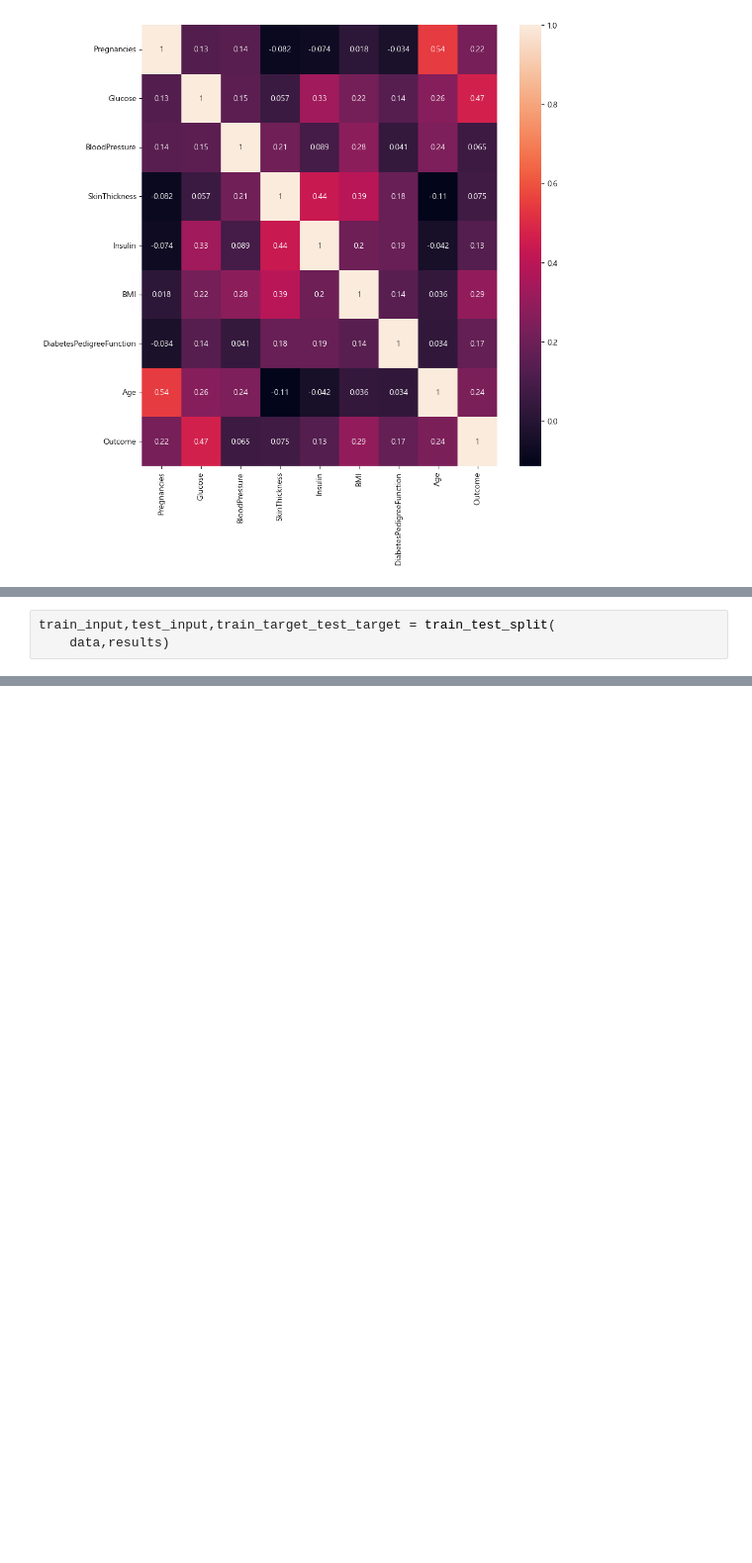
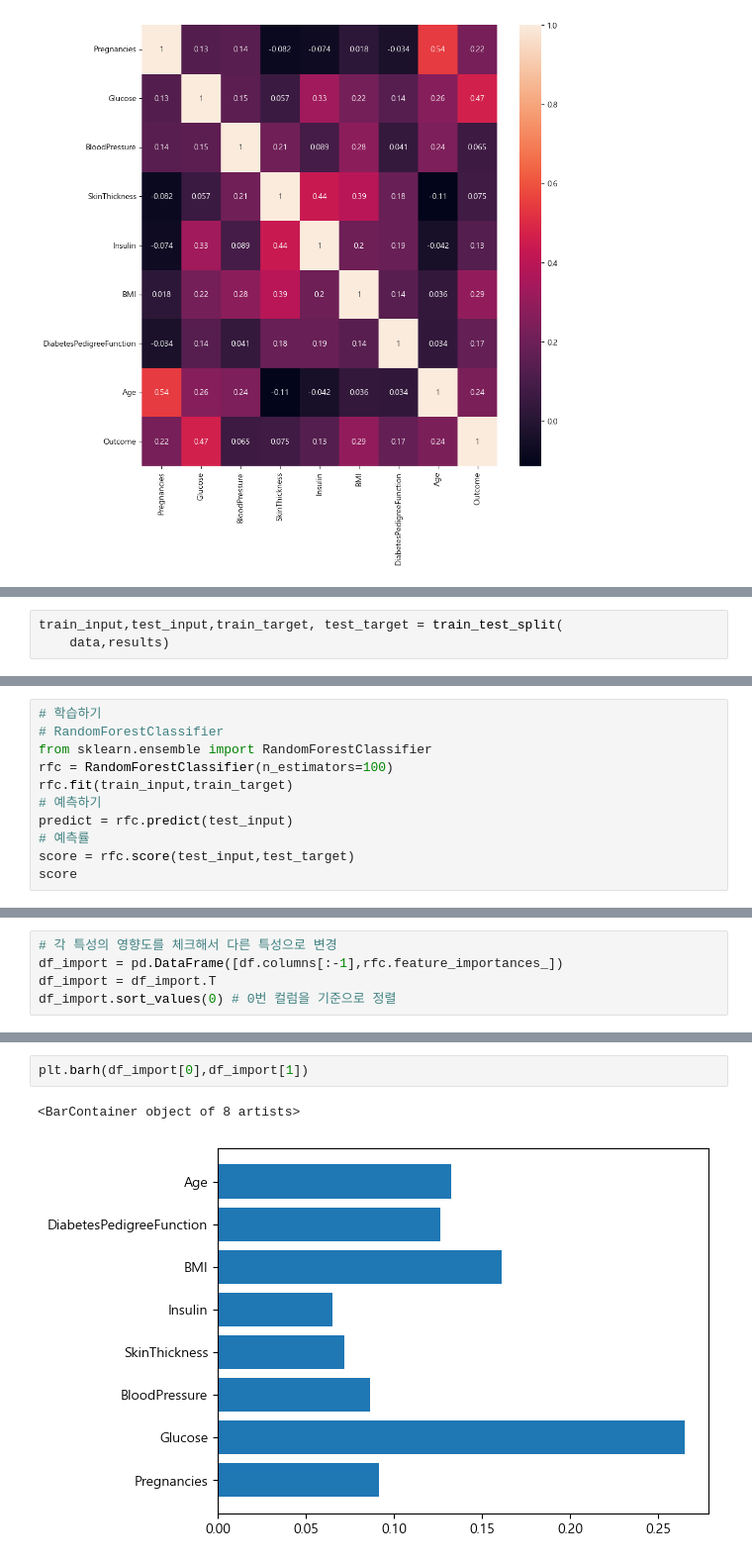
Before and after one commit to studypython99/Medical-1, a Jupyter notebook: m0521/m0521_04_@@.ipynb, the cells around one changed output, grey strips where cells are left out. Shown at 99% size. Cells and saved outputs as stored; diff of their text form; blank space fills up the shorter version.

```diff
--- a/m0521/m0521_04_@@.ipynb
+++ b/m0521/m0521_04_@@.ipynb
@@ -161,3 +147,3 @@ data = df.iloc[:,:-1]
 # %%
-train_input,test_input,train_target_test_target = train_test_split(
+train_input,test_input,train_target, test_target = train_test_split(
     data,results)
@@ -169,0 +150,11 @@ train_input,test_input,train_target_test_target = train_test_split(
+# %%
+# 학습하기
+# RandomForestClassifier
+from sklearn.ensemble import RandomForestClassifier
+rfc = RandomForestClassifier(n_estimators=100)
+rfc.fit(train_input,train_target)
+# 예측하기
+predict = rfc.predict(test_input)
+# 예측률
+score = rfc.score(test_input,test_target)
+score
@@ -169,0 +169,5 @@ train_input,test_input,train_target_test_target = train_test_split(
+# %%
+# 각 특성의 영향도를 체크해서 다른 특성으로 변경
+df_import = pd.DataFrame([df.columns[:-1],rfc.feature_importances_])
+df_import = df_import.T
+df_import.sort_values(0) # 0번 컬럼을 기준으로 정렬
@@ -169,0 +184,5 @@ train_input,test_input,train_target_test_target = train_test_split(
+# %%
+plt.barh(df_import[0],df_import[1])
+# %% [output]
+<BarContainer object of 8 artists>
+[figure, added]
```
Also changed, not shown: parts of 14 cells of this notebook, 12 other files.
